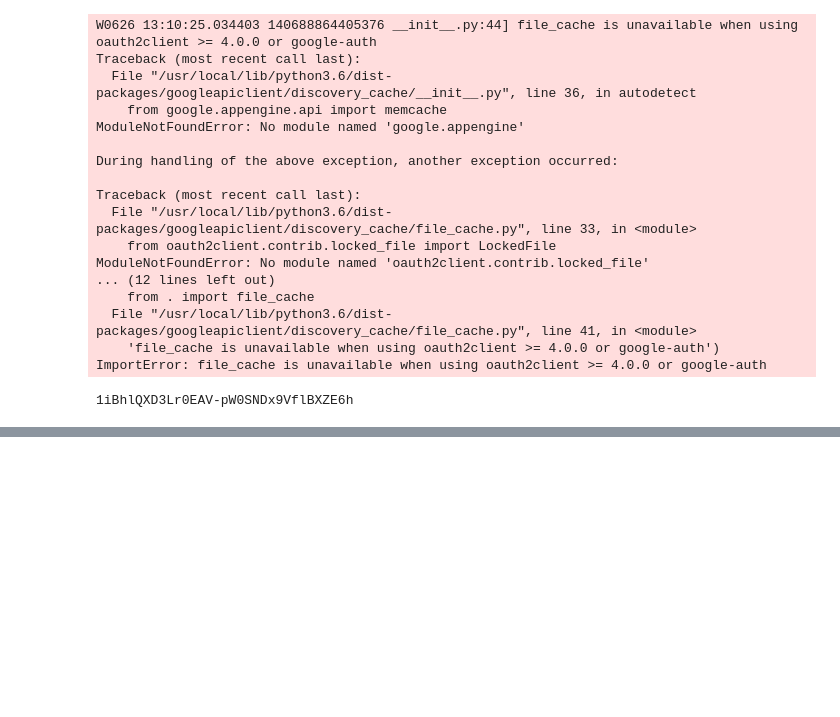
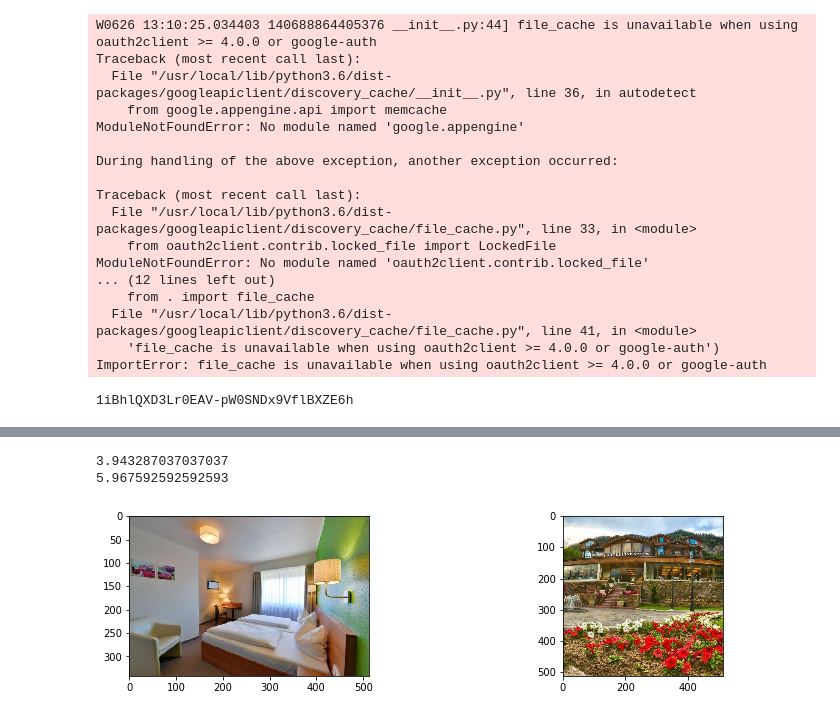
Before and after one commit to adifatol/BIQA, a Jupyter notebook: convNetwork.ipynb, the cells around one changed output, grey strips where cells are left out. Drawn from its saved outputs; the diff is of its cells as text; code cells hidden in the pictures; blank space fills up the shorter version.

```diff
--- a/convNetwork.ipynb
+++ b/convNetwork.ipynb
@@ -689,0 +771,15 @@ ImportError: file_cache is unavailable when using oauth2client >= 4.0.0 or googl
+# %%
+from_web = ['metropol_0516_07.jpg?w=512', 'hotel-pine-spring-pahalgam-anantnag-4-star-hotels-hep1w99qty.jpg']
+images_from_web = []
+
+for img_from_web in from_web:
+  img_data = cv2.imread(img_from_web)
+  img_data = cv2.cvtColor(img_data, cv2.COLOR_BGR2RGB)
+  images_from_web.append(img_data)
+
+test_pred(images_from_web)
+plot_all(images_from_web, columns=3)
+# %% [output]
+3.943287037037037
+5.967592592592593
+[figure, added]
```
Also changed, not shown: parts of 14 cells of this notebook.
